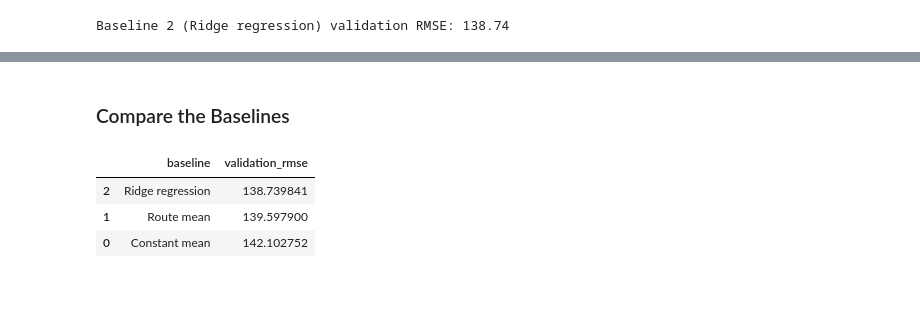
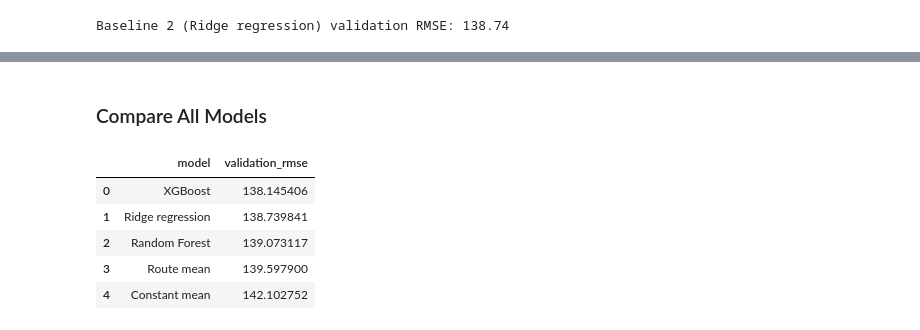
Before and after one commit to Lucaisok/ml_project_flight_delay_prediction, a Jupyter notebook: 04_flight_delay_modeling.ipynb, the cells around one changed output, grey strips where cells are left out. Saved outputs shown, nothing was run; the diff lists cells and outputs as text; code cells hidden in the pictures; blank space fills up the shorter version.

```diff
--- a/04_flight_delay_modeling.ipynb
+++ b/04_flight_delay_modeling.ipynb
@@ -213,0 +277,21 @@ Baseline 2 (Ridge regression) validation RMSE: 138.74
+# %%
+from xgboost import XGBRegressor
+
+xgb_model = Pipeline([
+    ("preprocess", preprocess),
+    ("reg", XGBRegressor(
+        n_estimators=500,
+        max_depth=6,
+        learning_rate=0.05,
+        subsample=0.8,
+        colsample_bytree=0.8,
+        random_state=42,
+        n_jobs=-1,
+    )),
+])
+xgb_model.fit(X_train_feat[cat_cols + num_cols], X_train_feat["target"])
+
+xgb_pred = xgb_model.predict(X_val_feat[cat_cols + num_cols])
+rmse_xgb = rmse(X_val["target"], xgb_pred)
+
+print(f"XGBoost validation RMSE: {rmse_xgb:.2f}")
@@ -214,12 +326,16 @@ Baseline 2 (Ridge regression) validation RMSE: 138.74
 # %% [markdown]
-### Compare the Baselines
+### Compare All Models
 # %%
-pd.DataFrame({
-    "baseline": ["Constant mean", "Route mean", "Ridge regression"],
-    "validation_rmse": [rmse_baseline0, rmse_baseline1, rmse_baseline2],
-}).sort_values("validation_rmse")
+results = pd.DataFrame({
+    "model": ["Constant mean", "Route mean", "Ridge regression", "Random Forest", "XGBoost"],
+    "validation_rmse": [rmse_baseline0, rmse_baseline1, rmse_baseline2, rmse_rf, rmse_xgb],
+}).sort_values("validation_rmse").reset_index(drop=True)
+
+results
 # %% [output]
-|  | baseline | validation_rmse |
-| 2 | Ridge regression | 138.739841 |
-| 1 | Route mean | 139.597900 |
-| 0 | Constant mean | 142.102752 |
+|  | model | validation_rmse |
+| 0 | XGBoost | 138.145406 |
+| 1 | Ridge regression | 138.739841 |
+| 2 | Random Forest | 139.073117 |
+| 3 | Route mean | 139.597900 |
+| 4 | Constant mean | 142.102752 |
```
Also changed, not shown: parts of 12 cells of this notebook, 3 other files.
